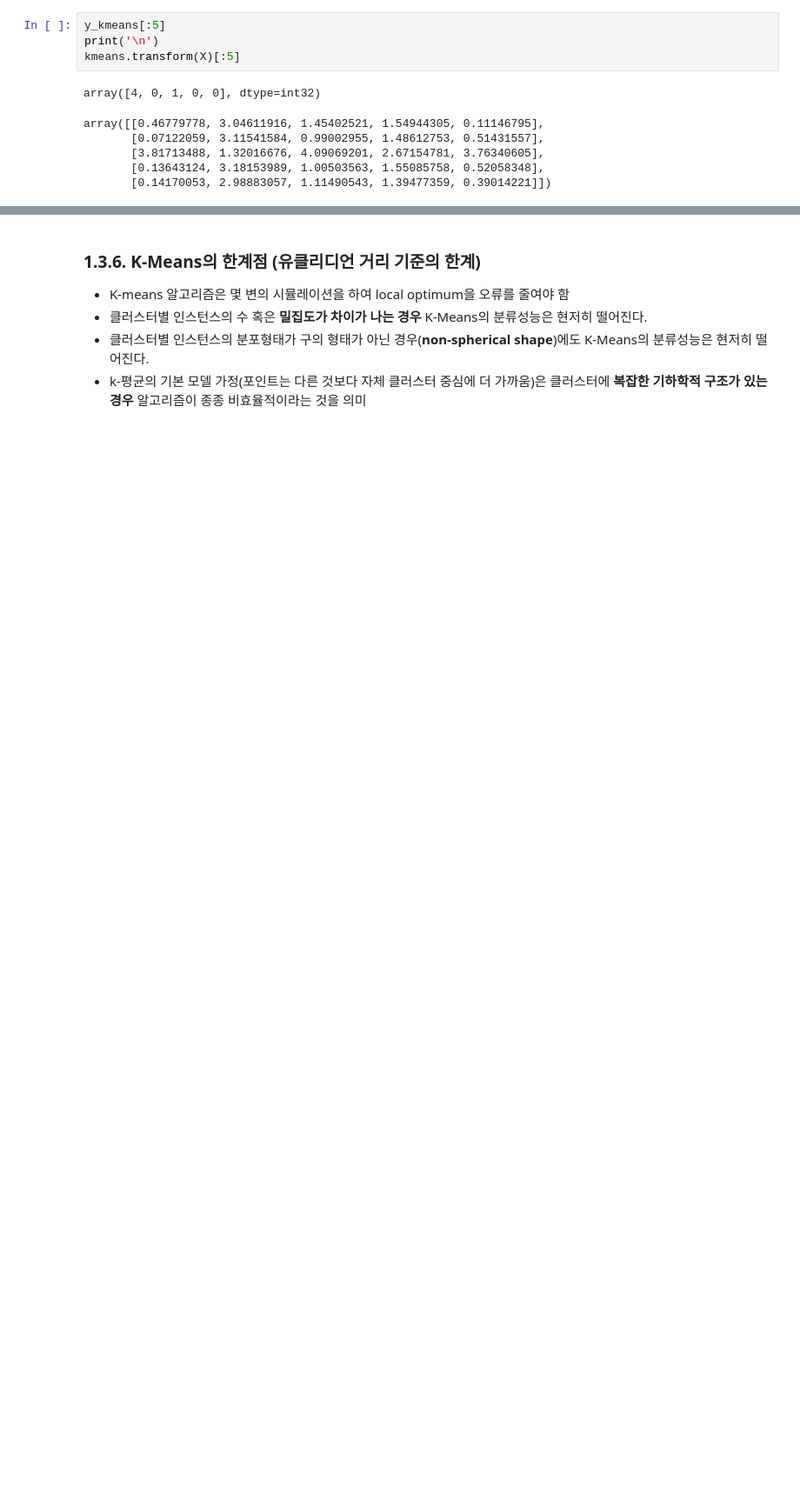
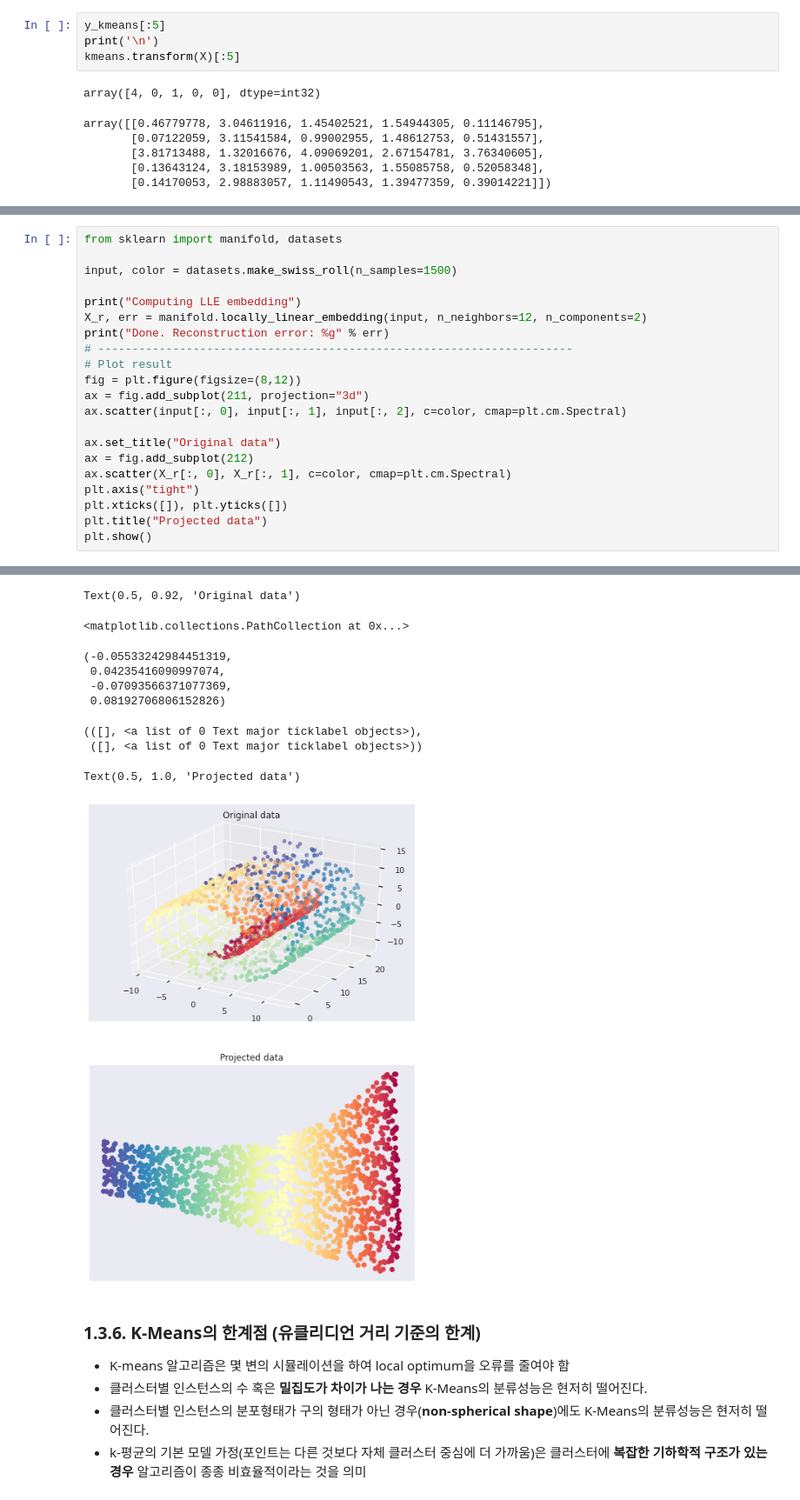
Before and after one commit to ancestor9/aSSIST, a Jupyter notebook: 18_Unsupervised_clustering_Kmeans_DBSCAN.ipynb, the cells around one changed output, grey strips where cells are left out. Shown at 87% size. Drawn from its saved outputs; the diff is of its cells as text; blank space fills up the shorter version.

```diff
--- a/18_Unsupervised_clustering_Kmeans_DBSCAN.ipynb
+++ b/18_Unsupervised_clustering_Kmeans_DBSCAN.ipynb
@@ -409,0 +415,22 @@ array([[0.46779778, 3.04611916, 1.45402521, 1.54944305, 0.11146795],
+# %%
+from sklearn import manifold, datasets
+
+input, color = datasets.make_swiss_roll(n_samples=1500)
+
+print("Computing LLE embedding")
+X_r, err = manifold.locally_linear_embedding(input, n_neighbors=12, n_components=2)
+print("Done. Reconstruction error: %g" % err)
+# ----------------------------------------------------------------------
+# Plot result
+fig = plt.figure(figsize=(8,12))
+ax = fig.add_subplot(211, projection="3d")
+ax.scatter(input[:, 0], input[:, 1], input[:, 2], c=color, cmap=plt.cm.Spectral)
+
+ax.set_title("Original data")
+ax = fig.add_subplot(212)
+ax.scatter(X_r[:, 0], X_r[:, 1], c=color, cmap=plt.cm.Spectral)
+plt.axis("tight")
+plt.xticks([]), plt.yticks([])
+plt.title("Projected data")
+plt.show()
+# %% [output]
@@ -410,3 +440,13 @@ array([[0.46779778, 3.04611916, 1.45402521, 1.54944305, 0.11146795],
+Text(0.5, 0.92, 'Original data')
+<matplotlib.collections.PathCollection at 0x...>
+(-0.05533242984451319,
+ 0.04235416090997074,
+ -0.07093566371077369,
+ 0.08192706806152826)
+(([], <a list of 0 Text major ticklabel objects>),
+ ([], <a list of 0 Text major ticklabel objects>))
+Text(0.5, 1.0, 'Projected data')
+[figure, added]
 # %% [markdown]
 ### **1.3.6. K-Means의 한계점 (유클리디언 거리 기준의 한계)**
 - K-means 알고리즘은 몇 변의 시뮬레이션을 하여 local optimum을 오류를 줄여야 함
```
Also changed, not shown: parts of 8 cells of this notebook.
